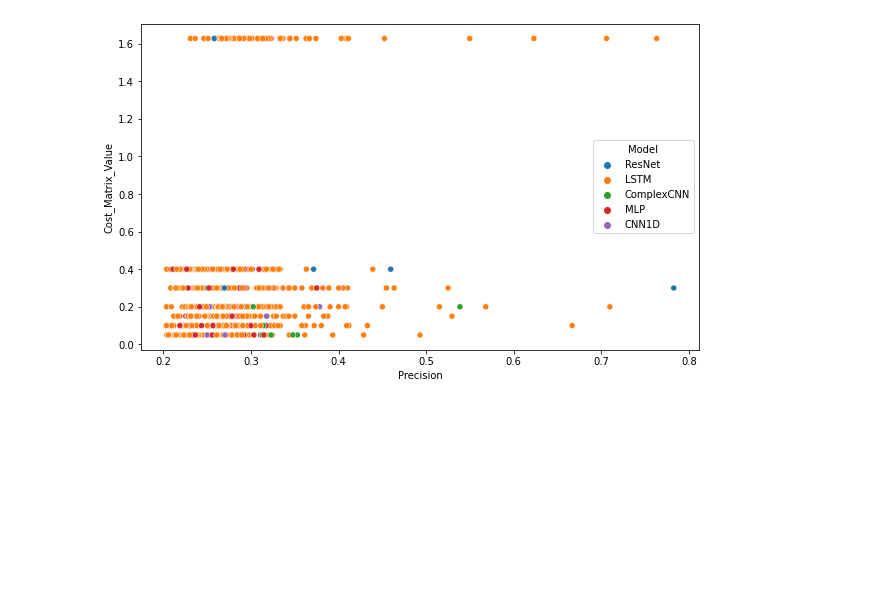
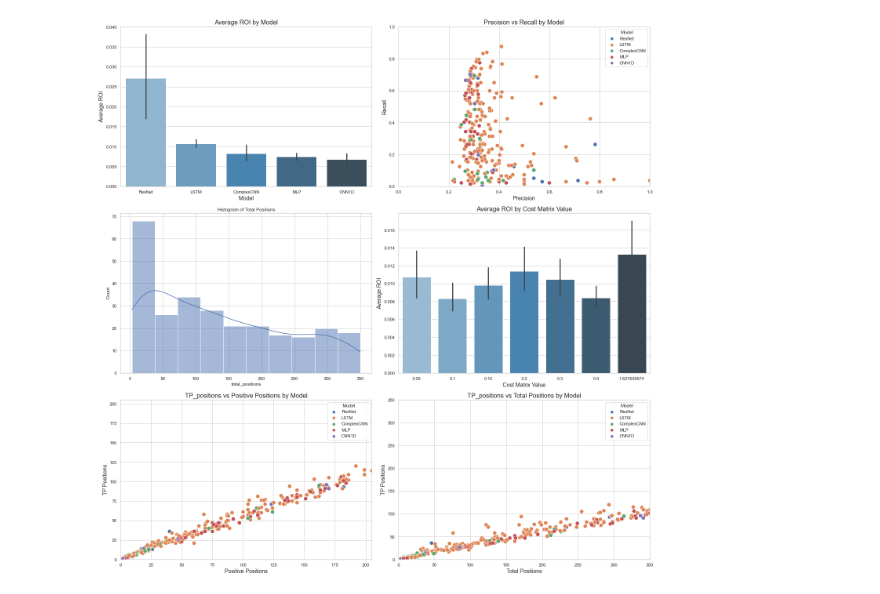
Before and after one commit to roeimichael/NeuralNetsTesting, a Jupyter notebook: Untitled.ipynb, the cells around one changed output. Cells and saved outputs as stored; diff of their text form; code cells hidden in the pictures; blank space fills up the shorter version.

```diff
--- a/Untitled.ipynb
+++ b/Untitled.ipynb
@@ -36 +13,7 @@ plt.show()
+# %%
+results = pd.read_csv("intermediate_results.csv")
+mask = (results['Avg_ROI'] > 0.005) & (results['Precision'] > 0.2) & (results['total_positions'] >= 3) & (results['total_positions'] <= 350)
+
+filtered_df = results[mask]
+results_sorted = filtered_df.sort_values(by=['Avg_ROI', 'Precision','Recall', 'TP_positions'], ascending=False)
 # %%
@@ -68,9 +28,58 @@ top_models_list
-# %%
-import seaborn as sns
-import matplotlib.pyplot as plt
-
-plt.figure(figsize=(10, 6))
-sns.scatterplot(data=results_sorted, x='Precision', y='Cost_Matrix_Value', hue='Model')
-plt.show()
-# %% [output]
-[figure, removed]
+# %%
+import matplotlib.pyplot as plt
+import seaborn as sns
+from matplotlib.ticker import FuncFormatter
+
+# Set the style of seaborn
+sns.set_theme(style="whitegrid")
+
+# Create subplots
+fig, ax = plt.subplots(3, 2, figsize=(20, 20))
+
+# Plot 1: Barplot of Avg_ROI by Model
+sns.barplot(x="Model", y="Avg_ROI", data=results_sorted, palette="Blues_d", ax=ax[0, 0])
+ax[0, 0].set_title("Average ROI by Model", fontsize=16)
+ax[0, 0].set_xlabel("Model", fontsize=14)
+ax[0, 0].set_ylabel("Average ROI", fontsize=14)
+
+# Plot 2: Scatter plot of Precision vs Recall
+sns.scatterplot(x="Precision", y="Recall", hue="Model", data=results_sorted, s=100, ax=ax[0, 1])
+ax[0, 1].set_title("Precision vs Recall by Model", fontsize=16)
+ax[0, 1].set_xlabel("Precision", fontsize=14)
+ax[0, 1].set_ylabel("Recall", fontsize=14)
+ax[0, 1].set_xlim(0, 1)
+ax[0, 1].set_ylim(0, 1)
+
+# 3. Histogram of 'total_positions'
+sns.histplot(data=results_sorted, x="total_positions", bins=10, kde=True, ax=ax[1, 0])
+ax[1, 0].set_title('Histogram of Total Positions')
+
+# Plot 4: Barplot of Avg_ROI by Cost_Matrix_Value
+sns.barplot(x="Cost_Matrix_Value", y="Avg_ROI", data=results_sorted, palette="Blues_d", ax=ax[1, 1])
+ax[1, 1].set_title("Average ROI by Cost Matrix Value", fontsize=16)
+ax[1, 1].set_xlabel("Cost Matrix Value", fontsize=14)
+ax[1, 1].set_ylabel("Average ROI", fontsize=14)
+
+# Plot 5: Scatter plot of TP_positions vs positive_positions
+sns.scatterplot(x="positive_positions", y="TP_positions", hue="Model", data=results_sorted, s=100, ax=ax[2, 0])
+ax[2, 0].set_title("TP_positions vs Positive Positions by Model", fontsize=16)
+ax[2, 0].set_xlabel("Positive Positions", fontsize=14)
+ax[2, 0].set_ylabel("TP Positions", fontsize=14)
+positive_positions_max = results_sorted["positive_positions"].max()
+ax[2, 0].set_xlim(0, positive_positions_max)
+ax[2, 0].set_ylim(0, positive_positions_max)
+
+# Plot 3: Scatter plot of TP_positions vs total_positions
+sns.scatterplot(x="total_positions", y="TP_positions", hue="Model", data=results_sorted, s=100, ax=ax[2, 1])
+ax[2, 1].set_title("TP_positions vs Total Positions by Model", fontsize=16)
+ax[2, 1].set_xlabel("Total Positions", fontsize=14)
+ax[2, 1].set_ylabel("TP Positions", fontsize=14)
+total_positions_max = results_sorted["total_positions"].max()
+ax[2, 1].set_xlim(0, total_positions_max)
+ax[2, 1].set_ylim(0, total_positions_max)
+
+# Improve layout
+plt.tight_layout()
+plt.show()
+# %% [output]
+[figure, added]
```
Also changed, not shown: parts of 2 cells of this notebook, 3 other files.
